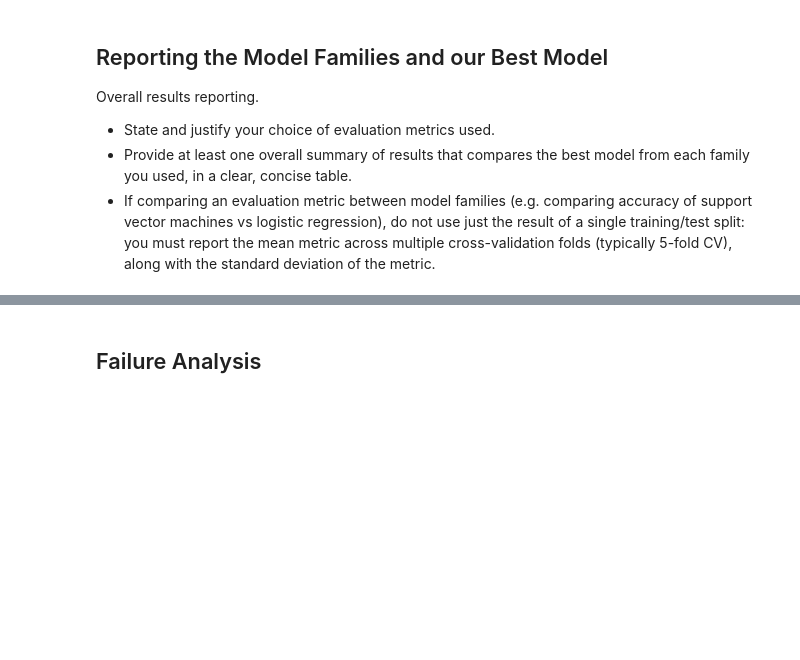
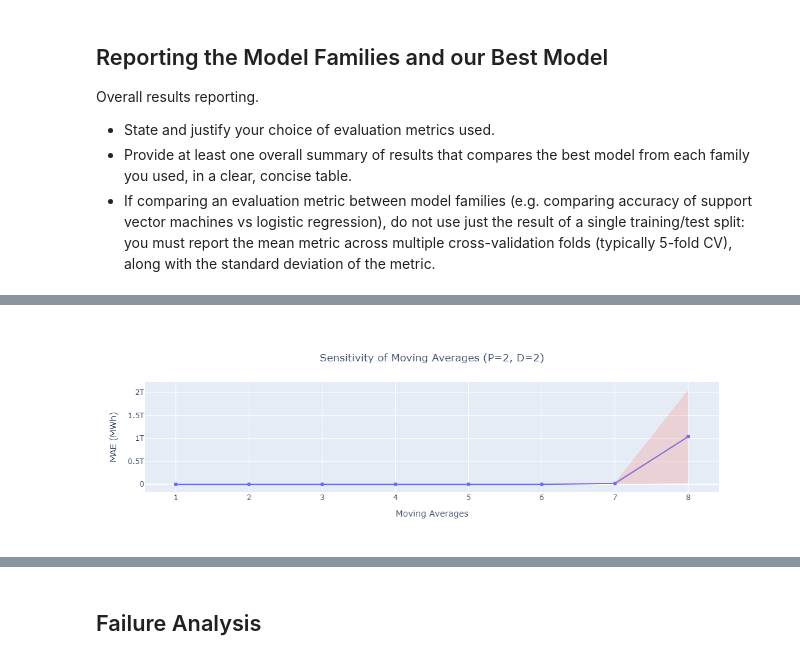
Before and after one commit to lmg1404/Energy-Consumption-Forecasting, a Jupyter notebook: src/notebooks/supervised/evaluation.ipynb, the cells around one changed output, grey strips where cells are left out. Saved outputs shown, nothing was run; the diff lists cells and outputs as text; code cells hidden in the pictures; blank space fills up the shorter version.

```diff
--- a/src/notebooks/supervised/evaluation.ipynb
+++ b/src/notebooks/supervised/evaluation.ipynb
@@ -75,0 +312,32 @@ bayesian_opt.best_params()
+# %%
+x = sens_df[(sens_df.D==2)&(sens_df.P==0)].Q
+y = sens_df[(sens_df.D==2)&(sens_df.P==0)].means
+stds = sens_df[(sens_df.D==2)&(sens_df.P==0)].stds
+fig = go.Figure()
+fig.add_trace(
+    go.Scatter(
+        x=x,
+        y=y,
+        showlegend=False
+    )
+)
+fig.add_trace(
+    go.Scatter(
+        x = pd.concat([x, x[::-1]]),
+        y = pd.concat([y + stds, (y - stds)[::-1]]),
+        fill='toself',
+        fillcolor='rgba(255,100,80,0.2)',
+        line=dict(color='rgba(255,255,255,0)'),
+        hoverinfo="skip",
+        showlegend=False
+    )
+)
+fig.update_layout(
+    title={"text": "Sensitivity of Moving Averages (P=2, D=2)", "xanchor": 'center', 'x': 0.5, 'y':0.85},
+    xaxis_title="Moving Averages",
+    yaxis_title="MAE (MWh)"
+)
+fig.show()
+fig.write_image("sensma.png")
+# %% [output]
+[figure, added]
```
Also changed, not shown: parts of 31 cells of this notebook, 11 other files.
